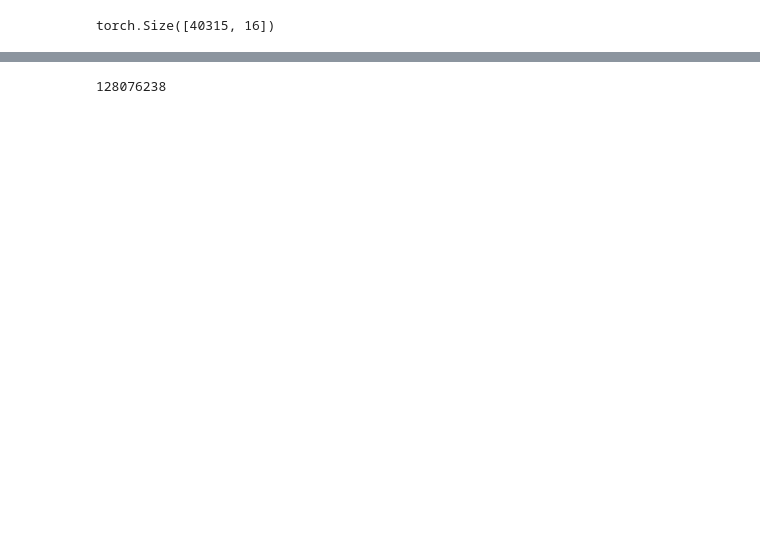
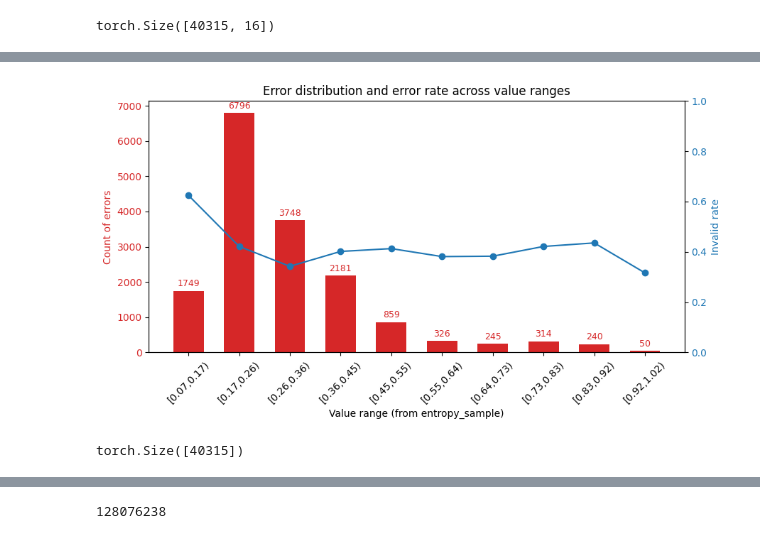
Before and after one commit to godlikehhd/Efficient-RL, a Jupyter notebook: analysis_data/analysis.ipynb, the cells around one changed output, grey strips where cells are left out. Saved outputs shown, nothing was run; the diff lists cells and outputs as text; code cells hidden in the pictures; blank space fills up the shorter version.

```diff
--- a/analysis_data/analysis.ipynb
+++ b/analysis_data/analysis.ipynb
@@ -492,2 +485,3 @@ math_verify.errors.TimeoutException: Operation timed out!
 # %%
+correct_ratio = data['correct_ratio']
 correct_ratio = torch.tensor(correct_ratio, dtype=torch.float32)
@@ -498,4 +487,0 @@ tensor(9745)
-# %%
-log_probs_sample = total_log_probs[:, 0]
-entropy_sample = total_entropy[:, 0]
-log_probs_sample.shape
@@ -511,0 +545,16 @@ torch.Size([40315])
+# %%
+from verl import DataProto
+from torch.utils.data import Dataset
+from torch.utils.data import RandomSampler, SequentialSampler
+from torchdata.stateful_dataloader import StatefulDataLoader
+train_dataloader_generator = torch.Generator()
+train_dataloader_generator.manual_seed(1)
+sampler = RandomSampler(data_source=data, generator=train_dataloader_generator)
+data =
+dataloader =  StatefulDataLoader(
+            dataset=data,
+            batch_size=128,
+            num_workers=16,
+            drop_last=True,
+            sampler=sampler,
+        )
@@ -511,0 +585,9 @@ torch.Size([40315])
+# %%
+correct_data = []
+incorrect_data = []
+for i in range(len(data)):
+    if correct_ratio[i]>= (15/16):
+        correct_data.append(data[i])
+    elif correct_ratio[i]<= (1/16):
+        incorrect_data.append(data[i])
+print(len(correct_data), len(incorrect_data))
@@ -511,0 +703,11 @@ torch.Size([40315])
+# %%
+i=2
+
+entropy_sample = total_entropy[:, i]
+plot_entropy_distribution(entropy_sample, correct_ratio)
+# %% [output]
+[figure, added]
+# %%
+correct_ratio.shape
+# %% [output]
+torch.Size([40315])
```
Also changed, not shown: parts of 54 cells of this notebook, 7 other files.
